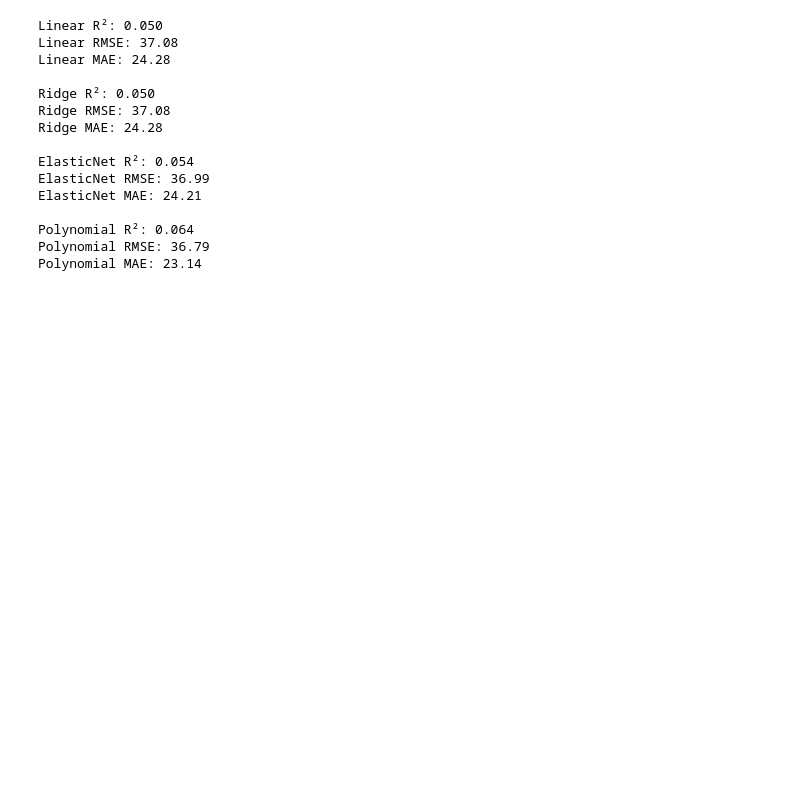
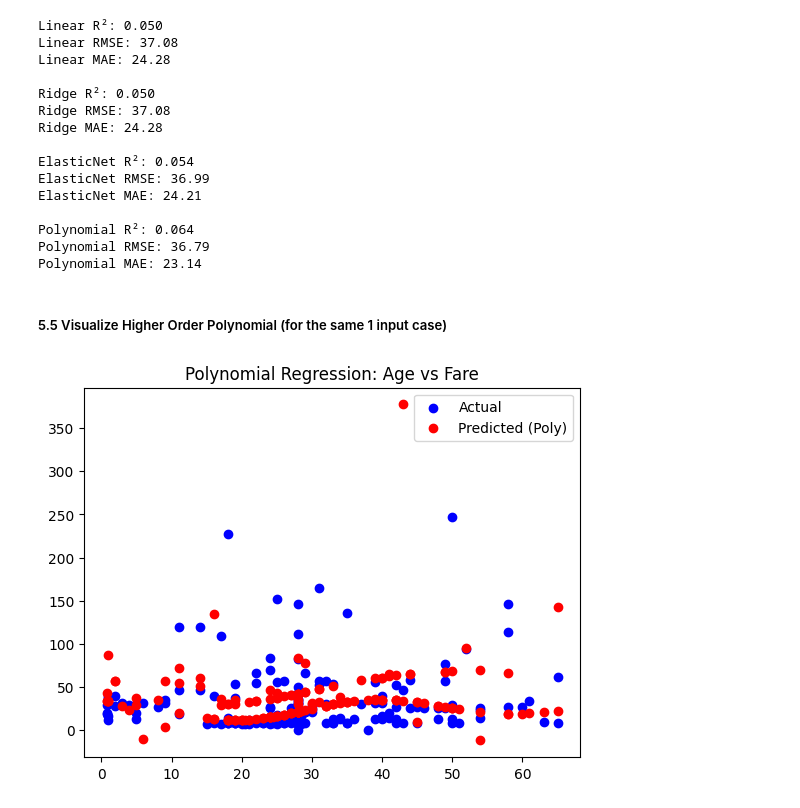
Before and after one commit to ceradrake/applied-ml-drake, a Jupyter notebook: lab04/ml04_drake.ipynb, the cells around one changed output. Drawn from its saved outputs; the diff is of its cells as text; code cells hidden in the pictures; blank space fills up the shorter version.

```diff
--- a/lab04/ml04_drake.ipynb
+++ b/lab04/ml04_drake.ipynb
@@ -283,3 +283,23 @@ ElasticNet MAE: 24.21
 Polynomial R²: 0.064
 Polynomial RMSE: 36.79
 Polynomial MAE: 23.14
+# %% [markdown]
+##### 5.5 Visualize Higher Order Polynomial (for the same 1 input case)
+# %%
+poly = PolynomialFeatures(degree=8)
+X3_train_poly = poly.fit_transform(X3_train)
+X3_test_poly = poly.transform(X3_test)
+
+poly_model = LinearRegression()
+poly_model.fit(X3_train_poly, y3_train)
+y_pred_poly = poly_model.predict(X3_test_poly)
+
+y_pred_poly_train = poly_model.predict(X3_train_poly)
+y_pred_poly_test = poly_model.predict(X3_test_poly)
+plt.scatter(X1_test, y1_test, color='blue', label='Actual')
+plt.scatter(X1_test, y_pred_poly, color='red', label='Predicted (Poly)')
+plt.legend()
+plt.title("Polynomial Regression: Age vs Fare")
+plt.show()
+# %% [output]
+[figure, added]
```
